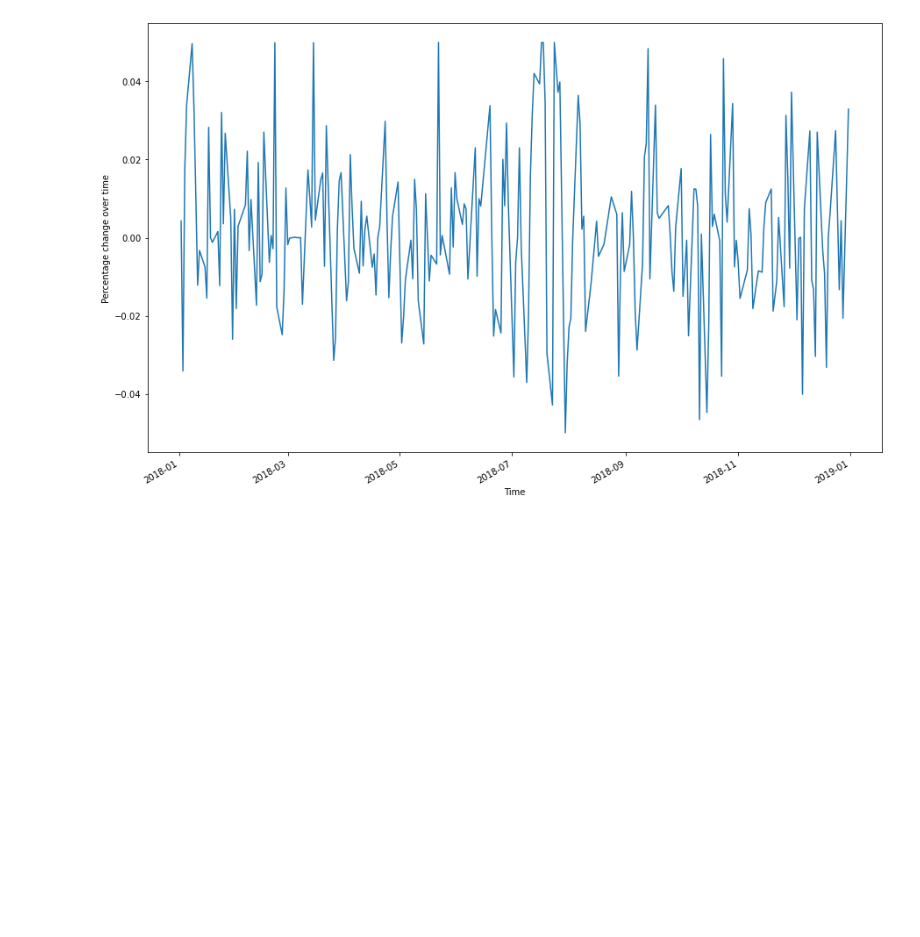
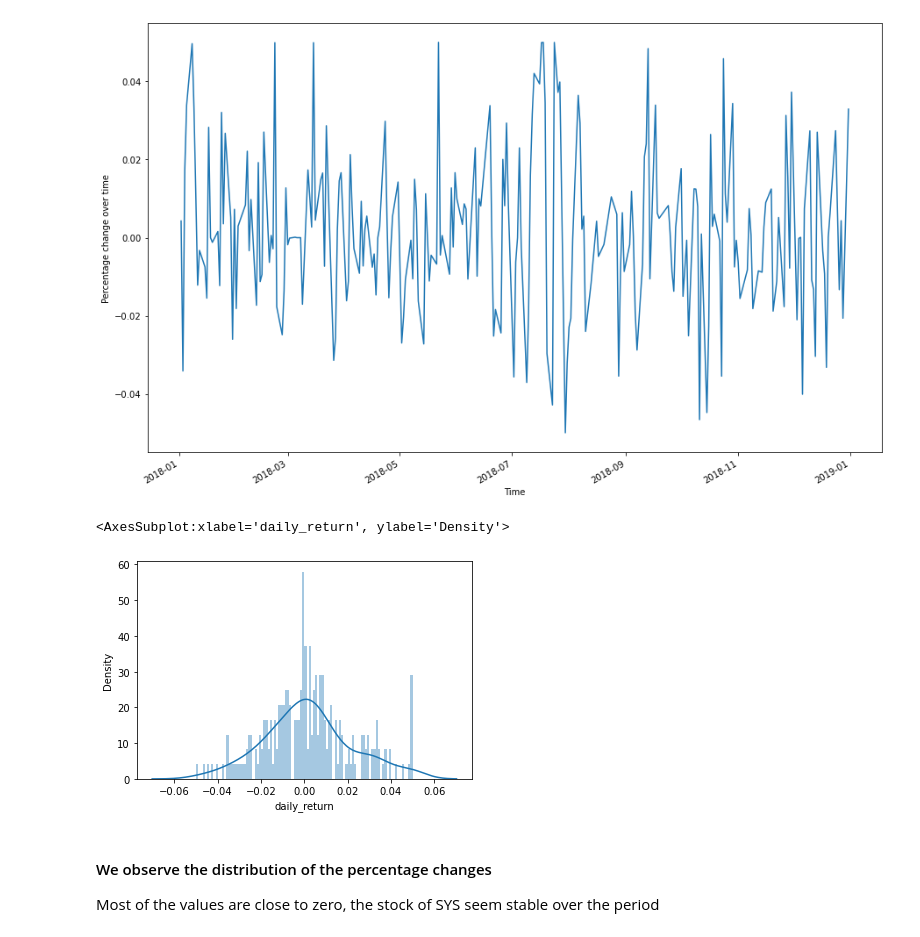
Before and after one commit to simiel/Predictive-Analysis-with-Python, a Jupyter notebook: Project1.ipynb, the cells around one changed output. Cells and saved outputs as stored; diff of their text form; code cells hidden in the pictures; blank space fills up the shorter version.

Commit message:
KDE plot to observe distribution

```diff
--- a/Project1.ipynb
+++ b/Project1.ipynb
@@ -95,3 +95,12 @@ SYS['daily_return'].plot(figsize=(15,10))
 # %% [output]
 <AxesSubplot:xlabel='Time', ylabel='Percentage change over time'>
 [figure]
+# %%
+import seaborn as sns
+sns.distplot(SYS['daily_return'].dropna(),bins = 100)
+# %% [output]
+<AxesSubplot:xlabel='daily_return', ylabel='Density'>
+[figure, added]
+# %% [markdown]
+#### We observe the distribution of the percentage changes
+Most of the values are close to zero, the stock of SYS seem stable over the period
```
